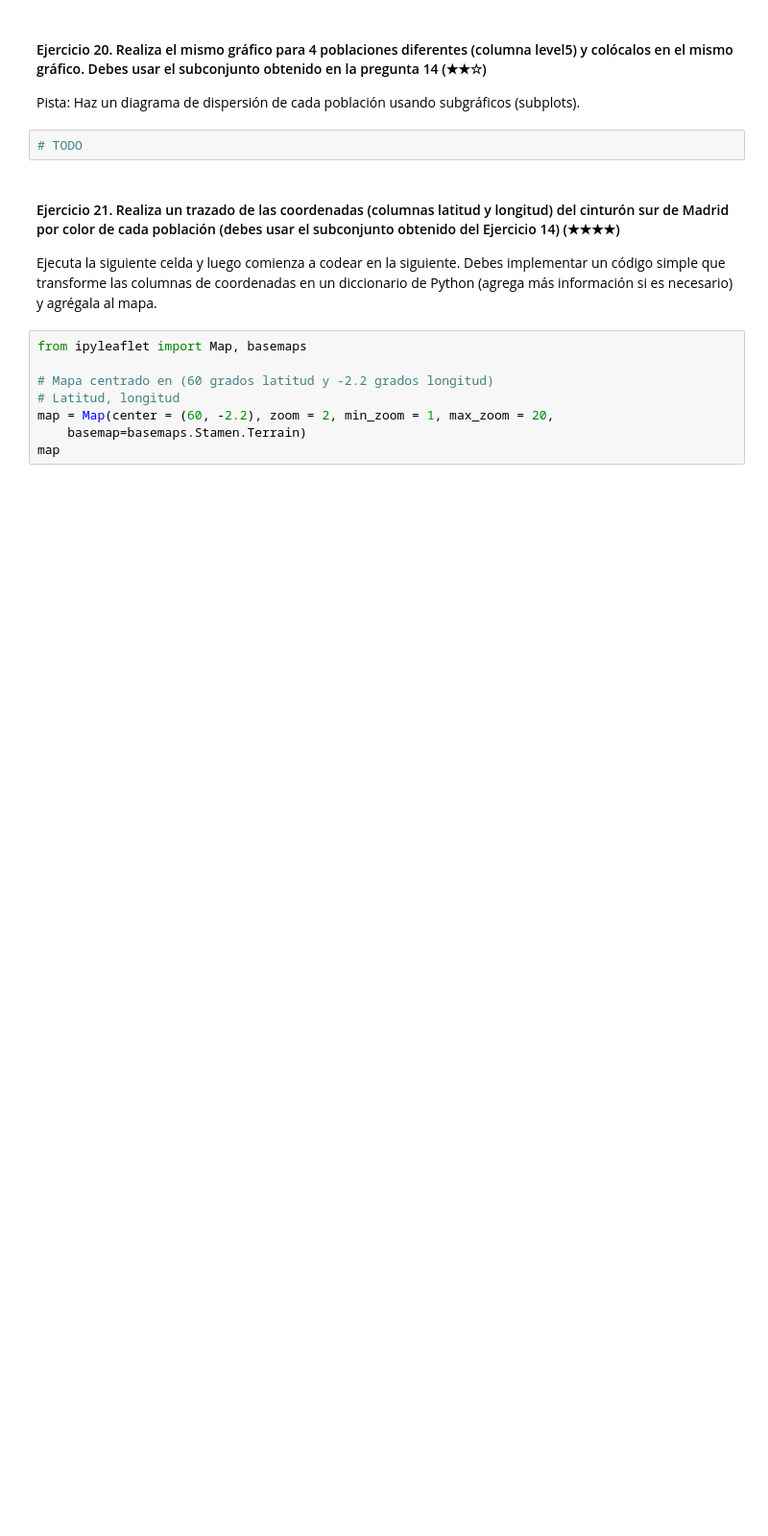
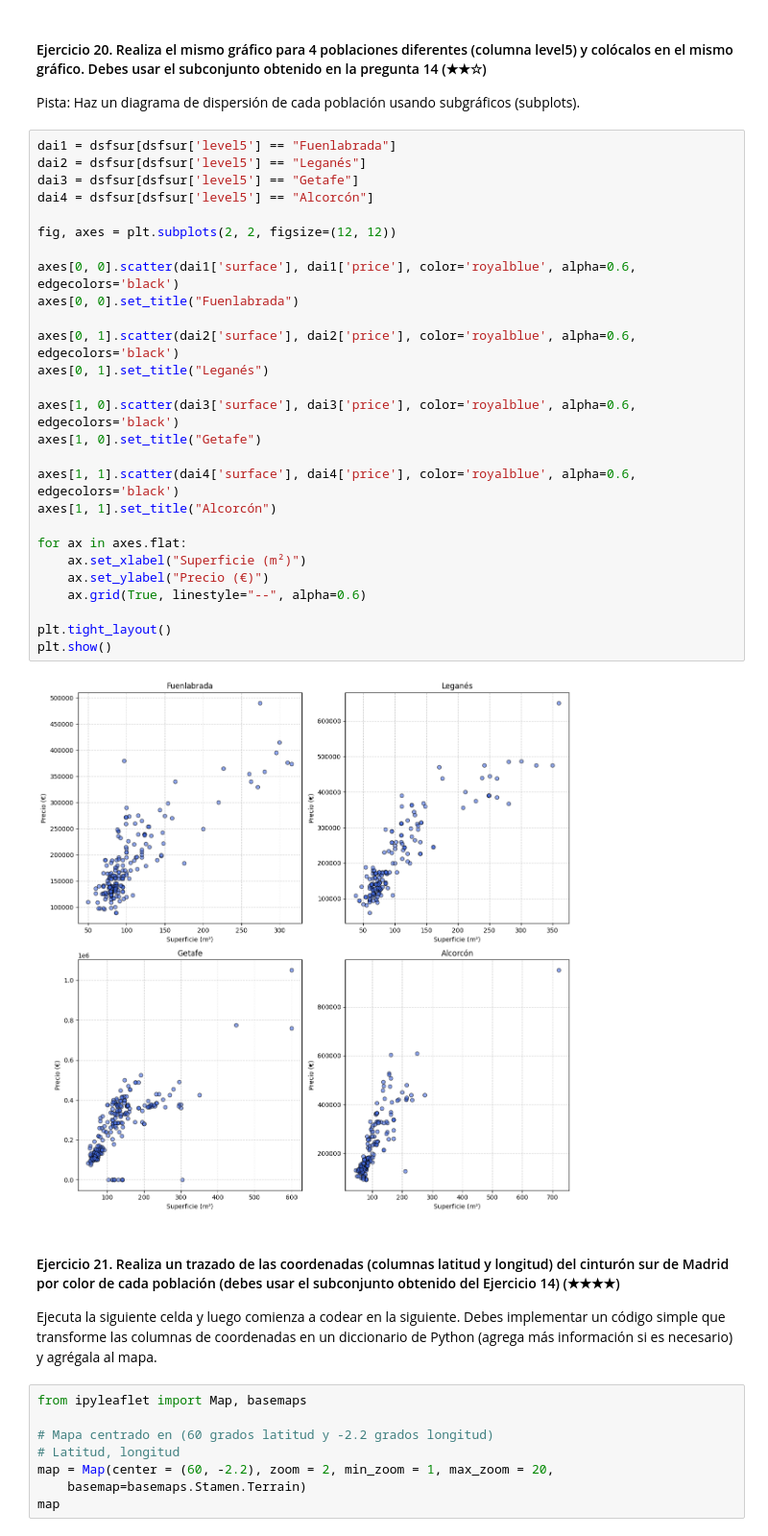
Before and after one commit to meneses-ls/1-Proyecto-Real-Estate-Data-Cleanup, a Jupyter notebook: project.es.ipynb, the cells around one changed output. Shown at 96% size. Saved outputs shown, nothing was run; the diff lists cells and outputs as text; blank space fills up the shorter version.

```diff
--- a/project.es.ipynb
+++ b/project.es.ipynb
@@ -461,7 +468,34 @@ Pista: Crea una nueva columna llamada `pps` (price per square en inglés) y lueg
 #### Ejercicio 20. Realiza el mismo gráfico para 4 poblaciones diferentes (columna level5) y colócalos en el mismo gráfico. Debes usar el subconjunto obtenido en la pregunta 14 (★★☆)
 Pista: Haz un diagrama de dispersión de cada población usando subgráficos (subplots).
 # %%
-# TODO
+dai1 = dsfsur[dsfsur['level5'] == "Fuenlabrada"]
+dai2 = dsfsur[dsfsur['level5'] == "Leganés"]
+dai3 = dsfsur[dsfsur['level5'] == "Getafe"]
+dai4 = dsfsur[dsfsur['level5'] == "Alcorcón"]
+
+fig, axes = plt.subplots(2, 2, figsize=(12, 12))
+
+axes[0, 0].scatter(dai1['surface'], dai1['price'], color='royalblue', alpha=0.6, edgecolors='black')
+axes[0, 0].set_title("Fuenlabrada")
+
+axes[0, 1].scatter(dai2['surface'], dai2['price'], color='royalblue', alpha=0.6, edgecolors='black')
+axes[0, 1].set_title("Leganés")
+
+axes[1, 0].scatter(dai3['surface'], dai3['price'], color='royalblue', alpha=0.6, edgecolors='black')
+axes[1, 0].set_title("Getafe")
+
+axes[1, 1].scatter(dai4['surface'], dai4['price'], color='royalblue', alpha=0.6, edgecolors='black')
+axes[1, 1].set_title("Alcorcón")
+
+for ax in axes.flat:
+    ax.set_xlabel("Superficie (m²)")
+    ax.set_ylabel("Precio (€)")
+    ax.grid(True, linestyle="--", alpha=0.6)
+
+plt.tight_layout()
+plt.show()
+# %% [output]
+[figure, added]
 # %% [markdown]
 #### Ejercicio 21. Realiza un trazado de las coordenadas (columnas latitud y longitud) del cinturón sur de Madrid por color de cada población (debes usar el subconjunto obtenido del Ejercicio 14) (★★★★)
 
```
Also changed, not shown: parts of 7 cells of this notebook.
